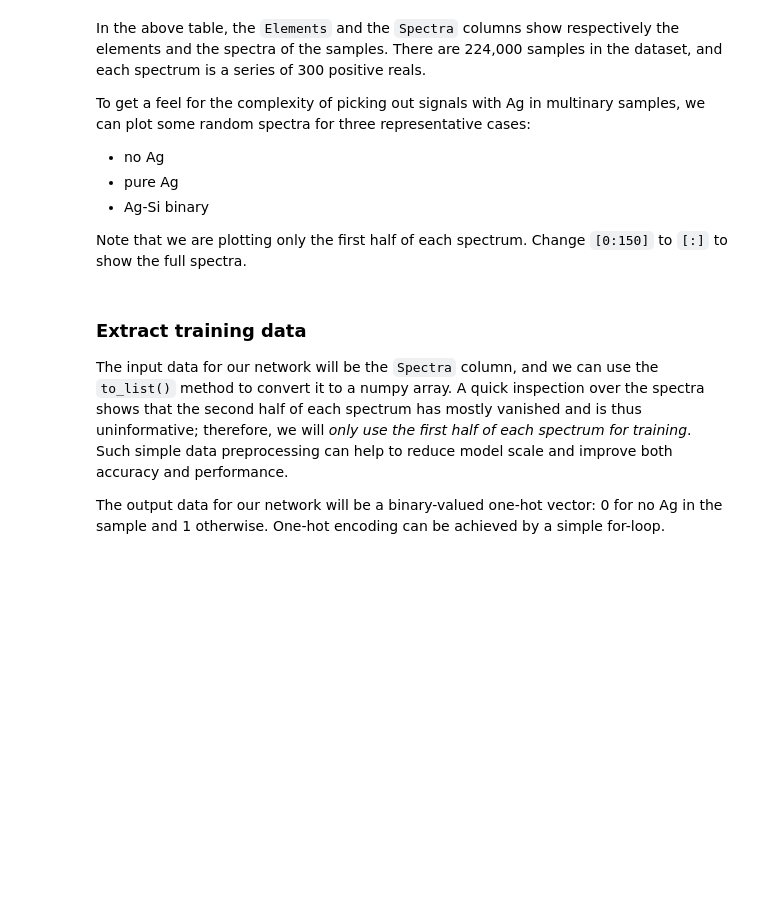
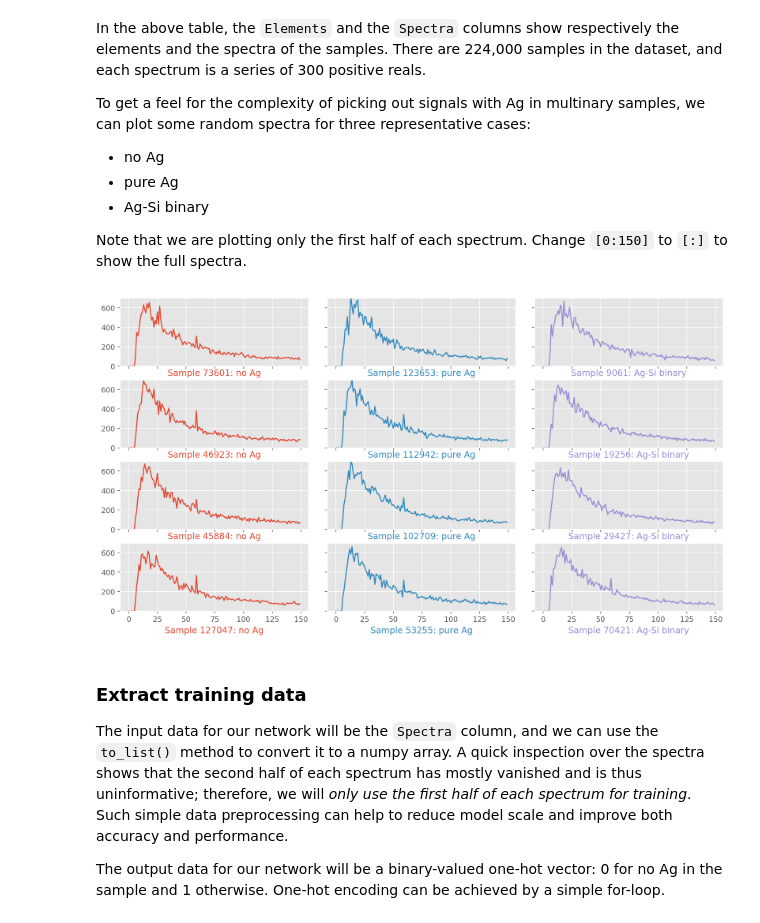
Before and after one commit to stfc-sciml/sciml-workshop, a Jupyter notebook: course_2.0/03_DNN_practical.ipynb, the cells around one changed output. Saved outputs shown, nothing was run; the diff lists cells and outputs as text; code cells hidden in the pictures; blank space fills up the shorter version.

Commit message:
update notebook contents

```diff
--- a/course_2.0/03_DNN_practical.ipynb
+++ b/course_2.0/03_DNN_practical.ipynb
@@ -38,7 +41,7 @@ If everything works correctly, a new folder called `sciml-workshop-data` should
 # variables passed to bash; do not change
 project_id = 'sciml-workshop'
 bucket_name = 'sciml-workshop'
-colab_data_path = '/content/sciml-workshop-data'
+colab_data_path = '/content/sciml-workshop-data/muon-data/'
 
 try:
     from google.colab import auth
@@ -50,7 +53,7 @@ except:
     ###################################################
     ######## specify your local data path here ########
     ###################################################
-    data_path = './sciml-workshop-data'
+    data_path = './sciml-workshop-data/muon-data/'
 # %%
 %%bash -s {google_colab_env} {colab_data_path} {project_id} {bucket_name}
 
@@ -84,9 +89,8 @@ gcsfuse --implicit-dirs --limit-bytes-per-sec -1 --limit-ops-per-sec -1 $4 $2
 The raw data, which include the constituent elements and the Muon spectra of the samples, are stored in the pickle file `muon/Ag_muon_data.pkl`. We load this file into a `pandas` dataframe and take a quick look.
 # %%
 # read data
-df = pd.read_pickle(data_path + '/muon/Ag_muon_data.pkl')
-
-# print dimensions
+df = pd.read_pickle(data_path + 'ag-muon-data-tight.pkl')
+#print dimensions
 print('Number of samples in the dataset: %d' % len(df['Spectra']))
 print('Length of spectra for each sample: %d' % len(df['Spectra'][0]))
 
@@ -105,24 +118,26 @@ Note that we are plotting only the first half of each spectrum. Change `[0:150]`
 # %%
 # conditions to select data
 conditions = [
 # no Ag
 ('no Ag', np.where(['Ag' not in elements for elements in df['Elements']])[0]),
 # pure Ag
 ('pure Ag', np.where([['Ag'] == elements for elements in df['Elements']])[0]),
 # Ag-Si
 ('Ag-Si binary', np.where([['Ag', 'Si'] == elements for elements in df['Elements']])[0])
 ]
 
 # plot
 ncond = len(conditions)
-nplot = 5 # number of plots per condition
+nplot = 4 # number of plots per condition
 fig, axs = plt.subplots(nplot, ncond, dpi=200, figsize=(ncond * 5, nplot * 2), sharex=True, sharey=True)
 plt.subplots_adjust(wspace=.1, hspace=.2)
 for icond, cond in enumerate(conditions):
     for iplot, idata in enumerate(np.random.choice(cond[1], nplot)):
         axs[iplot, icond].plot(df['Spectra'][idata][0:150], c='C%d' % icond)
         axs[iplot, icond].set_xlabel('Sample %d: %s' % (idata, cond[0]), c='C%d' % icond)
         axs[iplot, icond].set_ylim(0, 700)
+# %% [output]
+[figure, added]
 # %% [markdown]
 ### Extract training data
 
```
Also changed, not shown: parts of 26 cells of this notebook, 10 other files.
